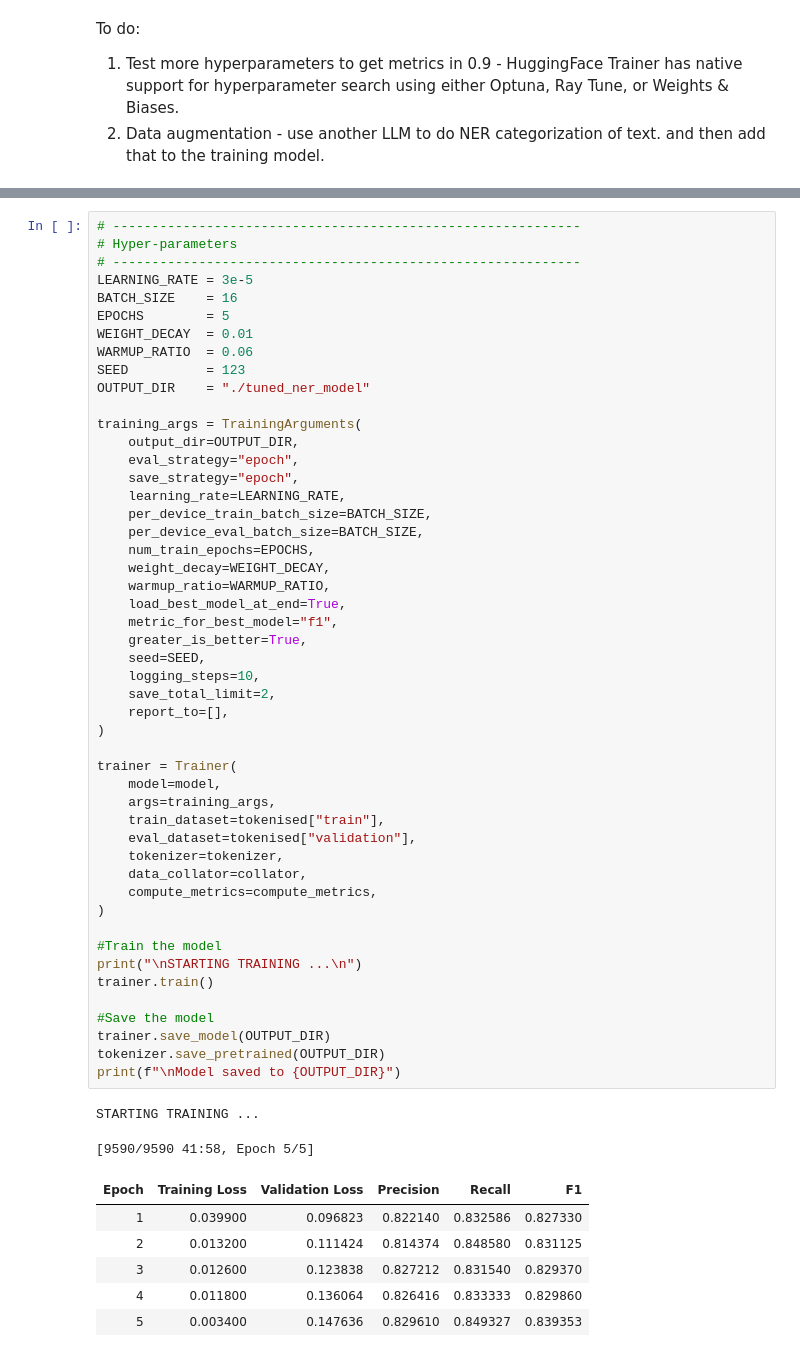
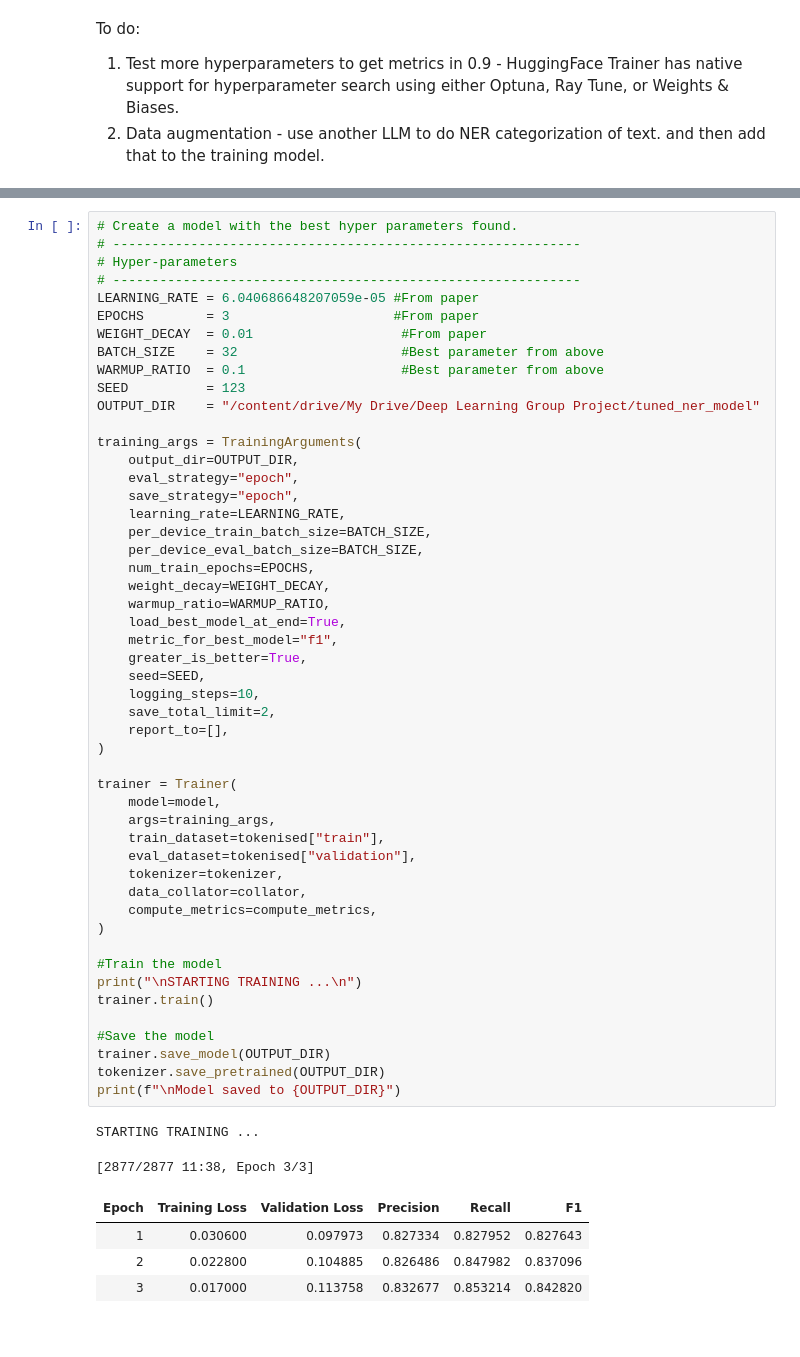
Before and after one commit to vayikra-ekballo/ml-experiments, a Jupyter notebook: Finetuned NER model.ipynb, the cells around one changed output, grey strips where cells are left out. Saved outputs shown, nothing was run; the diff lists cells and outputs as text.

```diff
--- a/Finetuned NER model.ipynb
+++ b/Finetuned NER model.ipynb
@@ -181,14 +351,15 @@ def compute_metrics(p):
 # %%
+# Create a model with the best hyper parameters found.
 # ------------------------------------------------------------
 # Hyper-parameters
 # ------------------------------------------------------------
-LEARNING_RATE = 3e-5
-BATCH_SIZE    = 16
-EPOCHS        = 5
-WEIGHT_DECAY  = 0.01
-WARMUP_RATIO  = 0.06
+LEARNING_RATE = 6.040686648207059e-05 #From paper
+EPOCHS        = 3                     #From paper
+WEIGHT_DECAY  = 0.01                   #From paper
+BATCH_SIZE    = 32                     #Best parameter from above
+WARMUP_RATIO  = 0.1                    #Best parameter from above
 SEED          = 123
-OUTPUT_DIR    = "./tuned_ner_model"
+OUTPUT_DIR    = "/content/drive/My Drive/Deep Learning Group Project/tuned_ner_model"
 
 training_args = TrainingArguments(
     output_dir=OUTPUT_DIR,
@@ -203,36 +374,34 @@ training_args = TrainingArguments(
     load_best_model_at_end=True,
     metric_for_best_model="f1",
     greater_is_better=True,
     seed=SEED,
     logging_steps=10,
     save_total_limit=2,
     report_to=[],
 )
 
 trainer = Trainer(
     model=model,
     args=training_args,
     train_dataset=tokenised["train"],
     eval_dataset=tokenised["validation"],
     tokenizer=tokenizer,
     data_collator=collator,
     compute_metrics=compute_metrics,
 )
 
 #Train the model
 print("\nSTARTING TRAINING ...\n")
 trainer.train()
 
 #Save the model
 trainer.save_model(OUTPUT_DIR)
 tokenizer.save_pretrained(OUTPUT_DIR)
 print(f"\nModel saved to {OUTPUT_DIR}")
 # %% [output]
 STARTING TRAINING ...
-[9590/9590 41:58, Epoch 5/5]
+[2877/2877 11:38, Epoch 3/3]
 | Epoch | Training Loss | Validation Loss | Precision | Recall | F1 |
-| 1 | 0.039900 | 0.096823 | 0.822140 | 0.832586 | 0.827330 |
-| 2 | 0.013200 | 0.111424 | 0.814374 | 0.848580 | 0.831125 |
-| 3 | 0.012600 | 0.123838 | 0.827212 | 0.831540 | 0.829370 |
-| 4 | 0.011800 | 0.136064 | 0.826416 | 0.833333 | 0.829860 |
-| 5 | 0.003400 | 0.147636 | 0.829610 | 0.849327 | 0.839353 |
+| 1 | 0.030600 | 0.097973 | 0.827334 | 0.827952 | 0.827643 |
+| 2 | 0.022800 | 0.104885 | 0.826486 | 0.847982 | 0.837096 |
+| 3 | 0.017000 | 0.113758 | 0.832677 | 0.853214 | 0.842820 |
```
Also changed, not shown: parts of 19 cells of this notebook, 9 other files.
